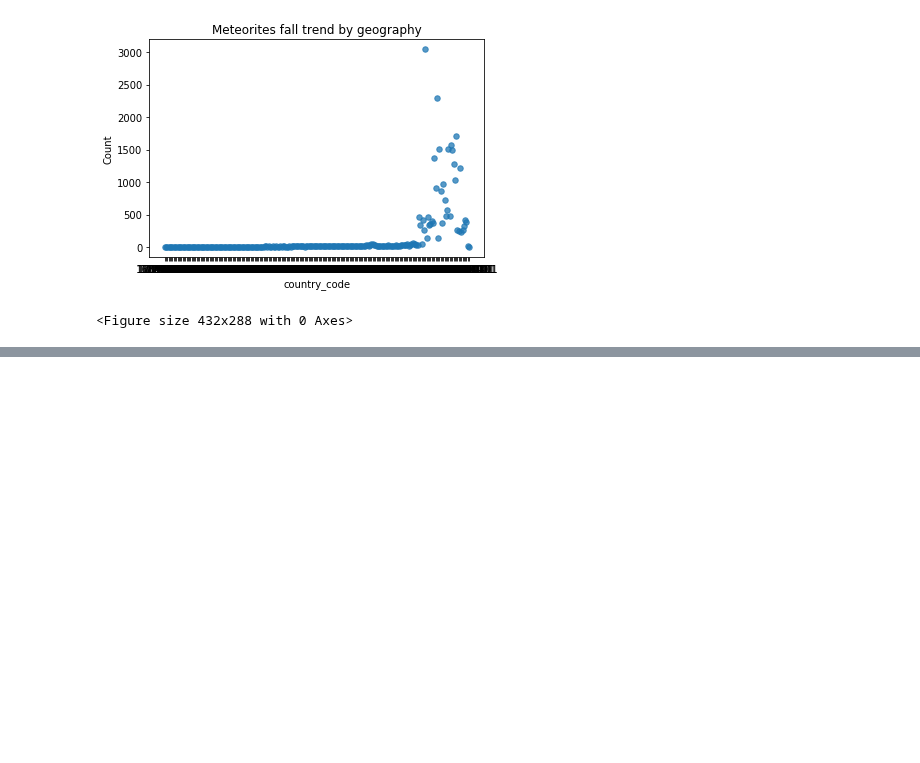
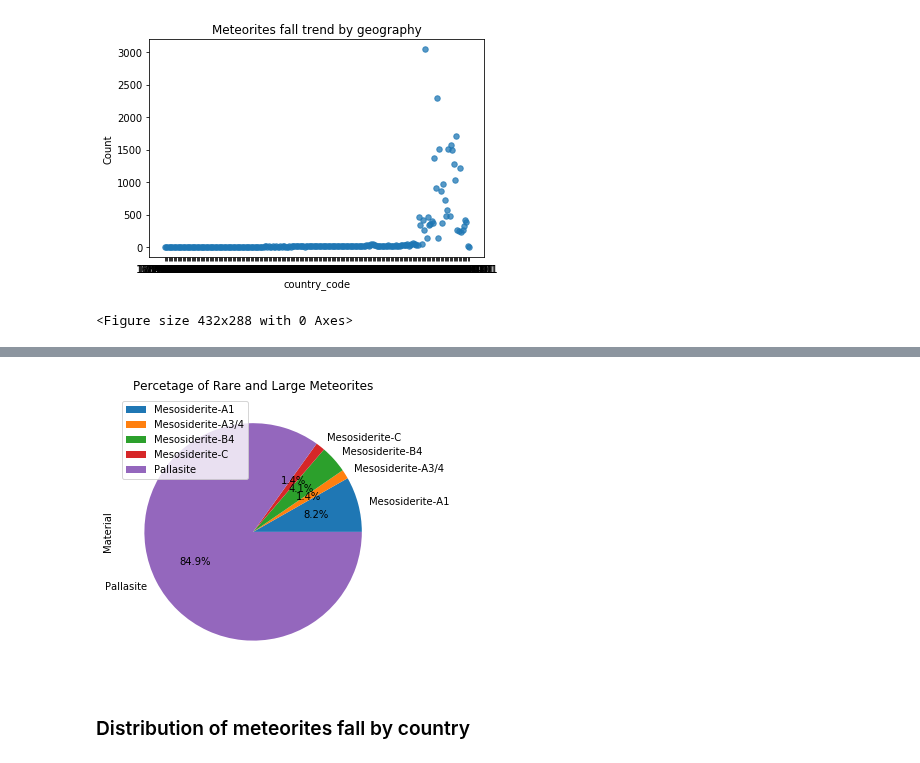
Before and after one commit to Derrickallenh/Meaningful-Meteorites, a Jupyter notebook: meteorites_data_analysis.ipynb, the cells around one changed output, grey strips where cells are left out. Saved outputs shown, nothing was run; the diff lists cells and outputs as text; code cells hidden in the pictures; blank space fills up the shorter version.

```diff
--- a/meteorites_data_analysis.ipynb
+++ b/meteorites_data_analysis.ipynb
@@ -137,0 +184,19 @@ plot_meteorites_fall_by_geography(meteorites_df)
+# %%
+def pie_largest_fewest():
+    df_crunch = pd.DataFrame()
+    df_crunch['size'] = meteorites_df.groupby('material_column')['mass'].mean()
+    df_crunch.head()
+    #df_crunch['large']
+    df_crunch['count'] = meteorites_df.groupby('material_column')['mass'].count()#.sort_values(ascending=False)#.plt.scatter()#(by='mass_in_grams',ascending=False)
+    df_crunch.sort_values(by='size', ascending=False)
+    #df_crunch.head()
+    df_large_and_infrequent = (df_crunch['count'] < 250) & (df_crunch['size'] > 200000)
+    met_pie = df_crunch[df_large_and_infrequent].plot.pie(y='count',labels=df_crunch[df_large_and_infrequent].index,
+                          figsize=(5,5),autopct='%1.1f%%', title=("Percetage of Rare and Large Meteorites"))
+    met_pie.set_ylabel("Material")
+# %%
+pie_largest_fewest()
+# %% [output]
+[figure, added]
+# %% [markdown]
+### Distribution of meteorites fall by country
```
Also changed, not shown: parts of 16 cells of this notebook.
